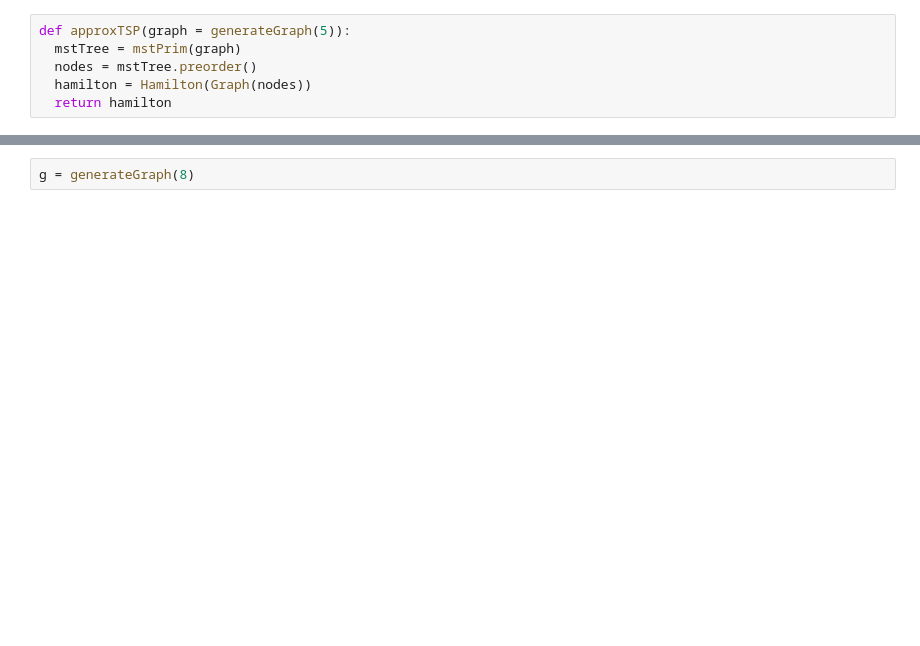
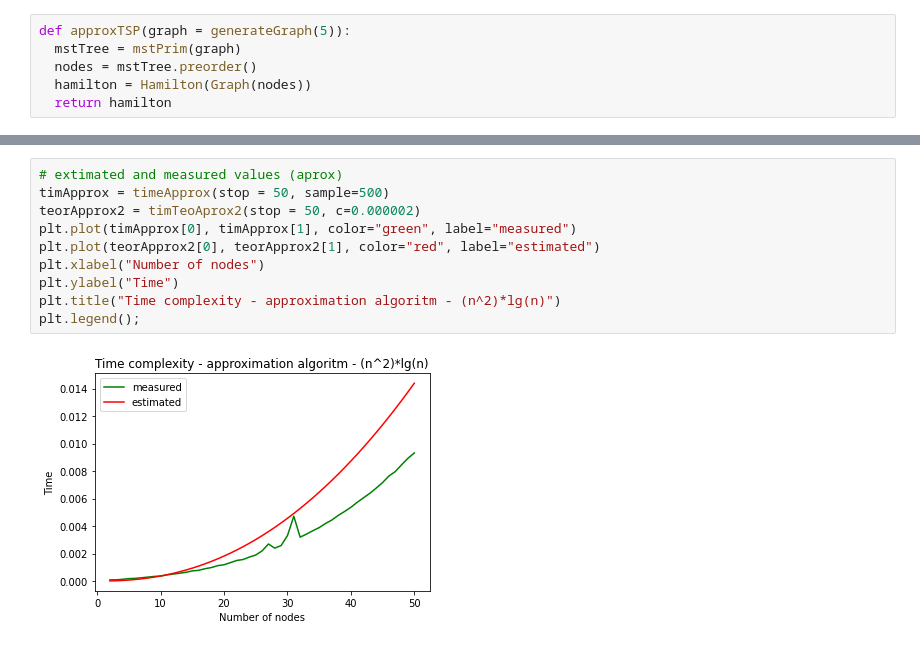
Before and after one commit to KGratkiewicz/Euklidesowy-problem-komiwojazera-TSP-algorytm-dokladny-oraz-aproksymacyjny, a Jupyter notebook: TSP.ipynb, the cells around one changed output, grey strips where cells are left out. Drawn from its saved outputs; the diff is of its cells as text; blank space fills up the shorter version.

```diff
--- a/TSP.ipynb
+++ b/TSP.ipynb
@@ -234,2 +291,12 @@ plt.plot(timApprox[0], timApprox[1], color="green")
-# %%
-g = generateGraph(8)
+# %%
+# extimated and measured values (aprox)
+timApprox = timeApprox(stop = 50, sample=500)
+teorApprox2 = timTeoAprox2(stop = 50, c=0.000002)
+plt.plot(timApprox[0], timApprox[1], color="green", label="measured")
+plt.plot(teorApprox2[0], teorApprox2[1], color="red", label="estimated")
+plt.xlabel("Number of nodes")
+plt.ylabel("Time")
+plt.title("Time complexity - approximation algoritm - (n^2)*lg(n)")
+plt.legend();
+# %% [output]
+[figure, added]
```
Also changed, not shown: parts of 15 cells of this notebook.
